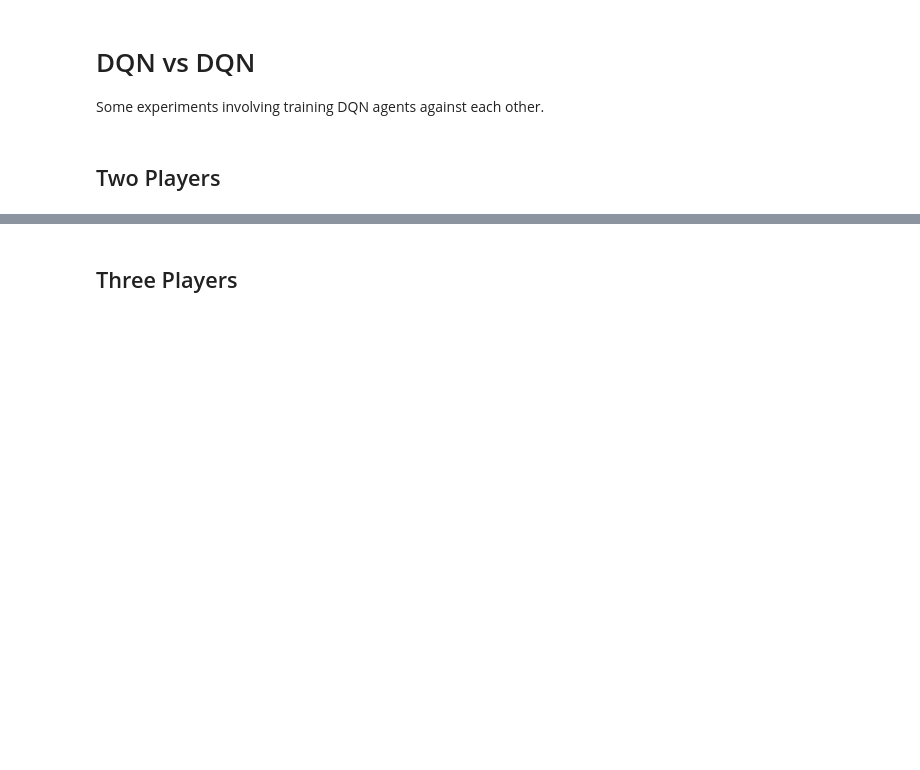
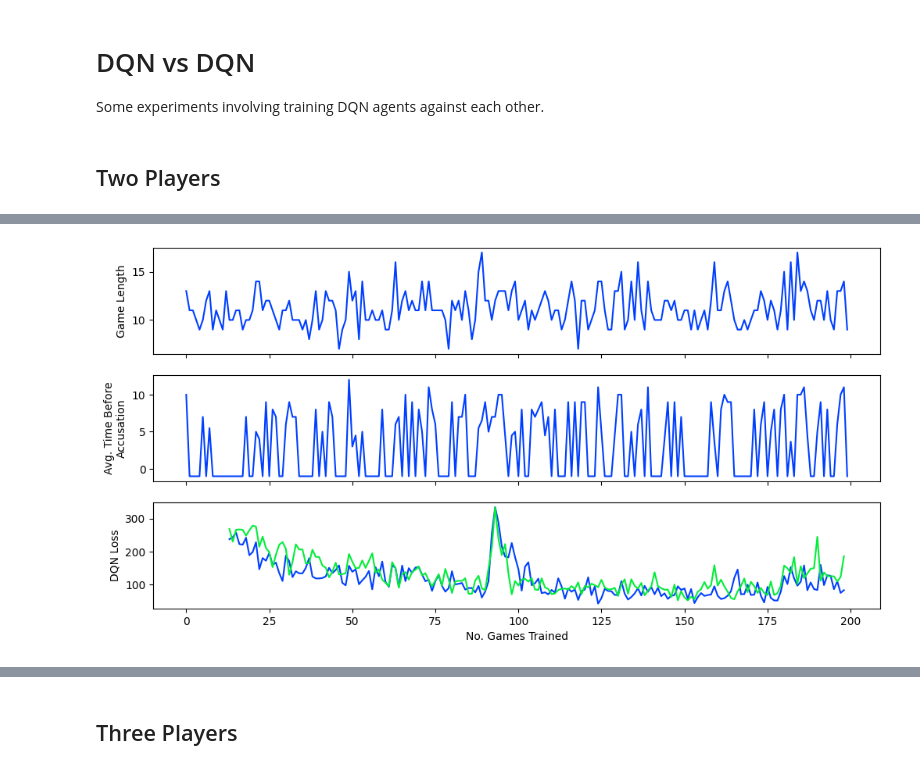
Before and after one commit to matsagad/game-theory-shenanigans, a Jupyter notebook: openspiel__cheat/cheat_dqn.ipynb, the cells around one changed output, grey strips where cells are left out. Saved outputs shown, nothing was run; the diff lists cells and outputs as text; code cells hidden in the pictures; blank space fills up the shorter version.

```diff
--- a/openspiel__cheat/cheat_dqn.ipynb
+++ b/openspiel__cheat/cheat_dqn.ipynb
@@ -122,6 +130,39 @@ def test_against_random_players(agent, player_no, num_players, model_checkpoint)
 
             print(f"Episode {cur_episode + 1}/{n_games}, Won: {n_wins} ({100 * n_wins / (cur_episode + 1):.2f}%)", end="\r")
         print("\nGames ended!")
+# %%
+def plot_game_stats(games, loss):
+    fig, axes = plt.subplots(figsize=(12, 6), ncols=1, nrows=3, sharex=True)
+
+    axes[0].plot(range(len(games)), [len(game) for game in games])
+    axes[0].set_ylabel("Game Length")
+
+    avg_turns = []
+    for game in games:
+        total_time = 0
+        n_times = 0
+        time_elapsed = 1
+
+        for pile_size in game[1:]:
+            if pile_size == 0:
+                total_time += time_elapsed
+                time_elapsed = 0
+                n_times += 1
+            else:
+                time_elapsed += 1
+        if n_times == 0:
+            avg_turns.append(-1)
+        else:
+            avg_turns.append(total_time / n_times)
+
+    axes[1].plot(range(len(games)), avg_turns)
+    axes[1].set_ylabel("Avg. Time Before\nAccusation")
+
+    axes[2].plot(loss)
+    axes[2].set_ylabel("DQN Loss")
+    axes[2].set_xlabel("No. Games Trained")
+
+    fig.show()
 # %% [markdown]
 ## Two Players
 # %%
@@ -159,3 +215,7 @@ plt.show()
+# %%
+plot_game_stats(p2_games, p2_loss)
+# %% [output]
+[figure, added]
 # %%
 test_against_random_players(p2_agents[0], 0, 2, checkpoint_temp.format(2))
 # %% [output]
```
Also changed, not shown: parts of 14 cells of this notebook.
